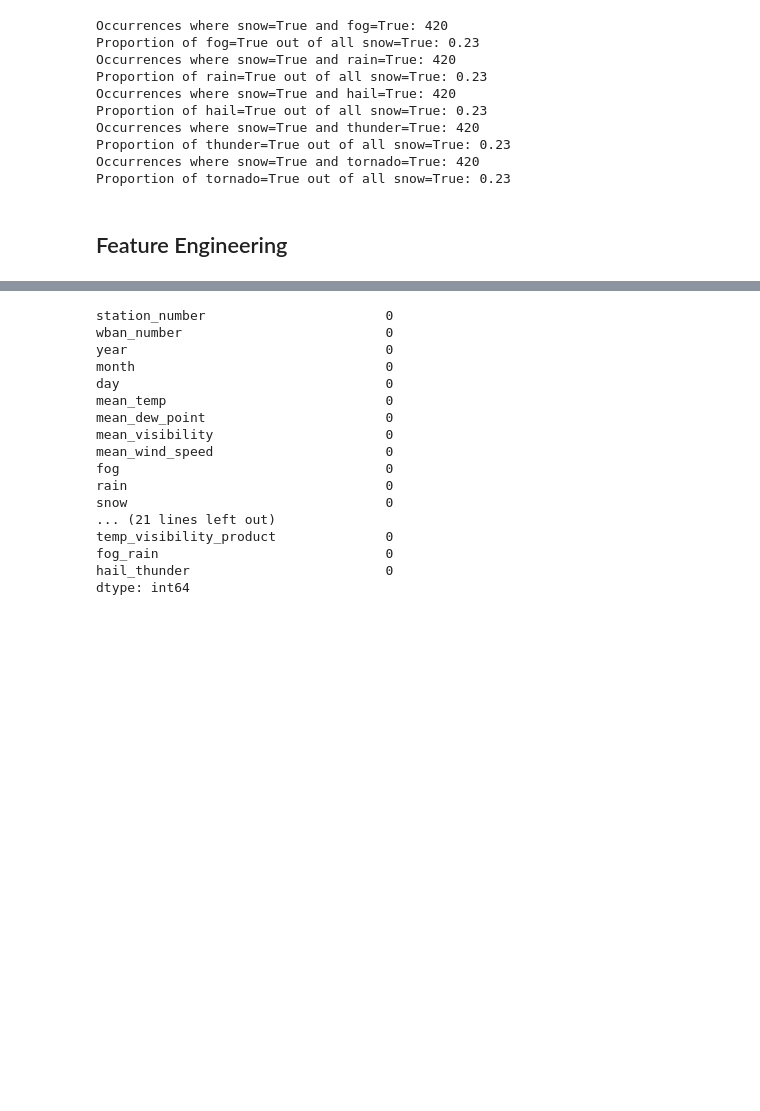
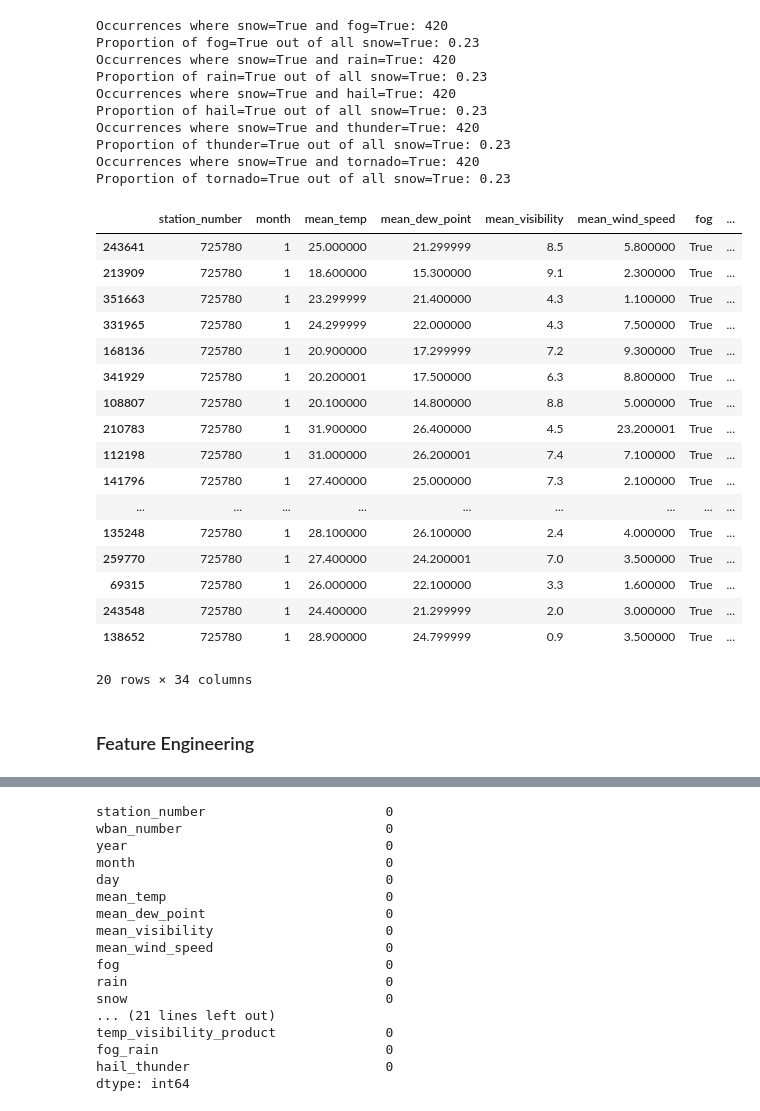
Before and after one commit to najiagul/7learnings-challenge, a Jupyter notebook: Coding Challenge.ipynb, the cells around one changed output, grey strips where cells are left out. Cells and saved outputs as stored; diff of their text form; code cells hidden in the pictures; blank space fills up the shorter version.

```diff
--- a/Coding Challenge.ipynb
+++ b/Coding Challenge.ipynb
@@ -167,9 +173,10 @@ df.head()
 | 240186 | 725300 | 94846 | 2005 | 1 | 5 | 29.700001 | 24 | ... |
 5 rows × 32 columns
 # %%
-df_new = df.drop(columns = ['mean_sealevel_pressure','num_mean_sealevel_pressure_samples', 'mean_station_pressure', 'num_mean_station_pressure_samples',
-                  'mean_station_pressure', 'num_mean_station_pressure_samples', 'max_gust_wind_speed', 'min_temperature', 'min_temperature_explicit',
-                  'snow_depth', 'total_precipitation'])
+df_new = df.drop(columns = ['mean_sealevel_pressure','num_mean_sealevel_pressure_samples', 'mean_station_pressure',
+                            'num_mean_station_pressure_samples', 'mean_station_pressure', 'num_mean_station_pressure_samples',
+                            'max_gust_wind_speed', 'min_temperature', 'min_temperature_explicit',
+                            'snow_depth', 'total_precipitation'])
 # %%
 df_new.isna().sum()
 # %% [output]
@@ -391,8 +413,31 @@ Occurrences where snow=True and thunder=True: 420
 Proportion of thunder=True out of all snow=True: 0.23
 Occurrences where snow=True and tornado=True: 420
 Proportion of tornado=True out of all snow=True: 0.23
+# %%
+df_new_725780 = df_new[df_new['station_number'] == 725780]
+snow_true_df = df_new_725780[df_new_725780['snow'] == True]
+snow_true_df.head(20)
+# %% [output]
+|  | station_number | month | mean_temp | mean_dew_point | mean_visibility | mean_wind_speed | fog | ... |
+| 243641 | 725780 | 1 | 25.000000 | 21.299999 | 8.5 | 5.800000 | True | ... |
+| 213909 | 725780 | 1 | 18.600000 | 15.300000 | 9.1 | 2.300000 | True | ... |
+| 351663 | 725780 | 1 | 23.299999 | 21.400000 | 4.3 | 1.100000 | True | ... |
+| 331965 | 725780 | 1 | 24.299999 | 22.000000 | 4.3 | 7.500000 | True | ... |
+| 168136 | 725780 | 1 | 20.900000 | 17.299999 | 7.2 | 9.300000 | True | ... |
+| 341929 | 725780 | 1 | 20.200001 | 17.500000 | 6.3 | 8.800000 | True | ... |
+| 108807 | 725780 | 1 | 20.100000 | 14.800000 | 8.8 | 5.000000 | True | ... |
+| 210783 | 725780 | 1 | 31.900000 | 26.400000 | 4.5 | 23.200001 | True | ... |
+| 112198 | 725780 | 1 | 31.000000 | 26.200001 | 7.4 | 7.100000 | True | ... |
+| 141796 | 725780 | 1 | 27.400000 | 25.000000 | 7.3 | 2.100000 | True | ... |
+| ... | ... | ... | ... | ... | ... | ... | ... | ... |
+| 135248 | 725780 | 1 | 28.100000 | 26.100000 | 2.4 | 4.000000 | True | ... |
+| 259770 | 725780 | 1 | 27.400000 | 24.200001 | 7.0 | 3.500000 | True | ... |
+| 69315 | 725780 | 1 | 26.000000 | 22.100000 | 3.3 | 1.600000 | True | ... |
+| 243548 | 725780 | 1 | 24.400000 | 21.299999 | 2.0 | 3.000000 | True | ... |
+| 138652 | 725780 | 1 | 28.900000 | 24.799999 | 0.9 | 3.500000 | True | ... |
+20 rows × 34 columns
 # %% [markdown]
-## Feature Engineering
+### Feature Engineering
 # %%
 import pandas as pd
 import numpy as np
```
Also changed, not shown: parts of 32 cells of this notebook.
